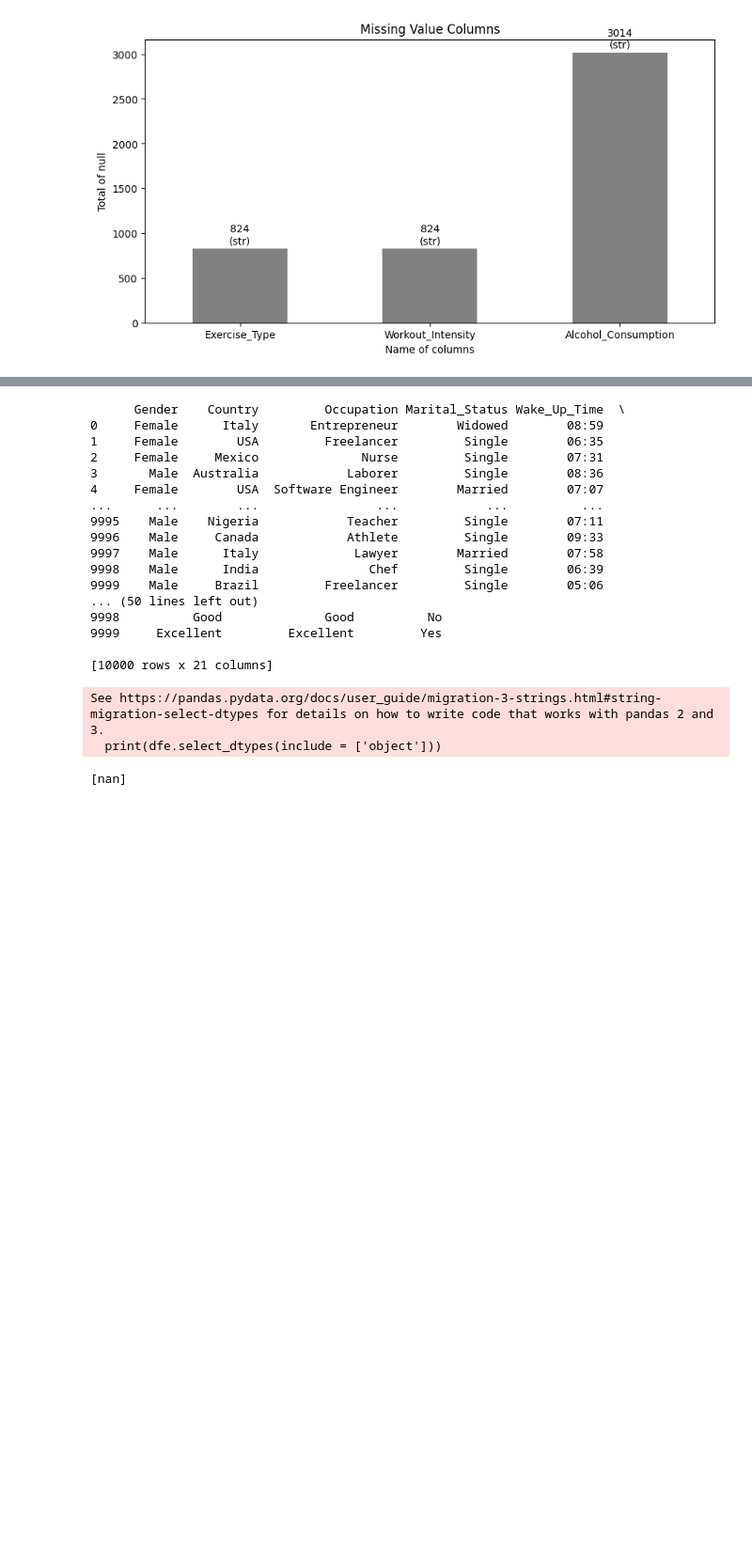
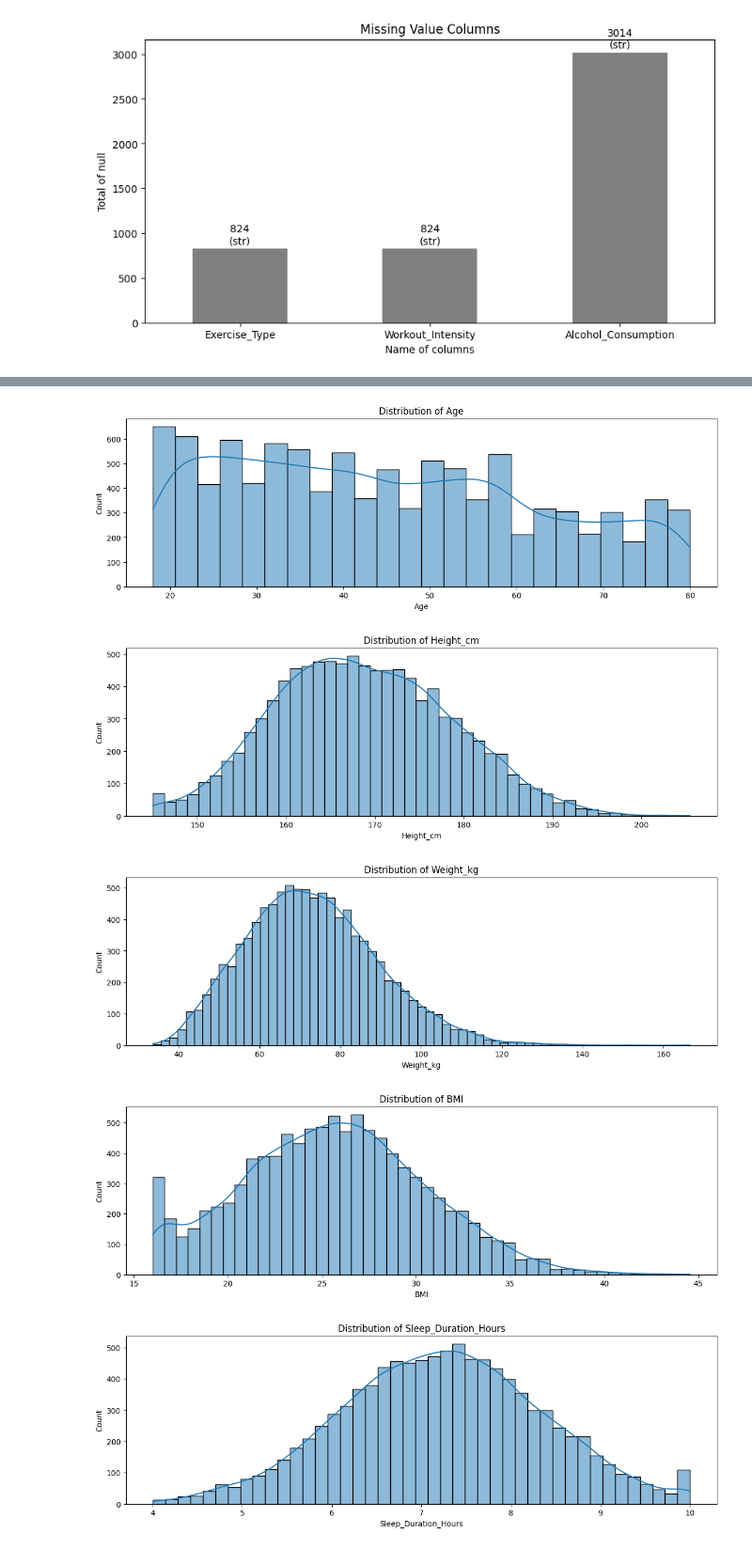
Before and after one commit to tiopramana/machine_learning, a Jupyter notebook: Project/Early_Wakeup/main.ipynb, the cells around one changed output, grey strips where cells are left out. Shown at 94% size. Cells and saved outputs as stored; diff of their text form; code cells hidden in the pictures; blank space fills up the shorter version.

Commit message:
new: completing new dataset Early Wake Up Health Dataset

```diff
--- a/Project/Early_Wakeup/main.ipynb
+++ b/Project/Early_Wakeup/main.ipynb
@@ -64,7 +70,9 @@ dfe = df.copy()
 
 dfe = dfe.drop(['Person_ID'], axis=1)
 
-cat_cols = ['Exercise_Type', 'Workout_Intensity']    # Text data ('Moderate', 'Weight Training')
+cat_cols = ['Exercise_Type', 'Workout_Intensity', 'Alcohol_Consumption']    # Text data ('Moderate', 'Weight Training')
 
 cat_imputer = SimpleImputer(strategy='most_frequent')
 dfe[cat_cols] = cat_imputer.fit_transform(dfe[cat_cols])
+
+print(f"Missing Values : {dfe.isnull().sum().max()}")
@@ -71,31 +81,13 @@ dfe[cat_cols] = cat_imputer.fit_transform(dfe[cat_cols])
-# %%
-print(dfe.select_dtypes(include = ['object']))
-# %% [output]
-      Gender    Country         Occupation Marital_Status Wake_Up_Time  \
-0     Female      Italy       Entrepreneur        Widowed        08:59
-1     Female        USA         Freelancer         Single        06:35
-2     Female     Mexico              Nurse         Single        07:31
-3       Male  Australia            Laborer         Single        08:36
-4     Female        USA  Software Engineer        Married        07:07
-...      ...        ...                ...            ...          ...
-9995    Male    Nigeria            Teacher         Single        07:11
-9996    Male     Canada            Athlete         Single        09:33
-9997    Male      Italy             Lawyer        Married        07:58
-9998    Male      India               Chef         Single        06:39
-9999    Male     Brazil         Freelancer         Single        05:06
-... (50 lines left out)
-9998          Good              Good          No
-9999     Excellent         Excellent         Yes
-
-[10000 rows x 21 columns]
-See https://pandas.pydata.org/docs/user_guide/migration-3-strings.html#string-migration-select-dtypes for details on how to write code that works with pandas 2 and 3.
-  print(dfe.select_dtypes(include = ['object']))
-# %%
-dfe['Alcohol_Consumption'] = dfe['Alcohol_Consumption'].map({})
-
-print(dfe['Alcohol_Consumption'].unique())
-# %% [output]
-[nan]
 # %%
-plt.figure(figsize=(14,5))
+num_cols=dfe.select_dtypes(include='number')
+for col in num_cols[:10]:
+    plt.figure(figsize=(14,4))
+    sns.histplot(dfe[col].dropna(), kde=True)
+    plt.title(f'Distribution of {col}')
+    plt.show()
 # %% [output]
+[figure, added]
+[figure, added]
+[figure, added]
+[figure, added]
+[figure, added]
```
Also changed, not shown: parts of 13 cells of this notebook, 2 other files.
